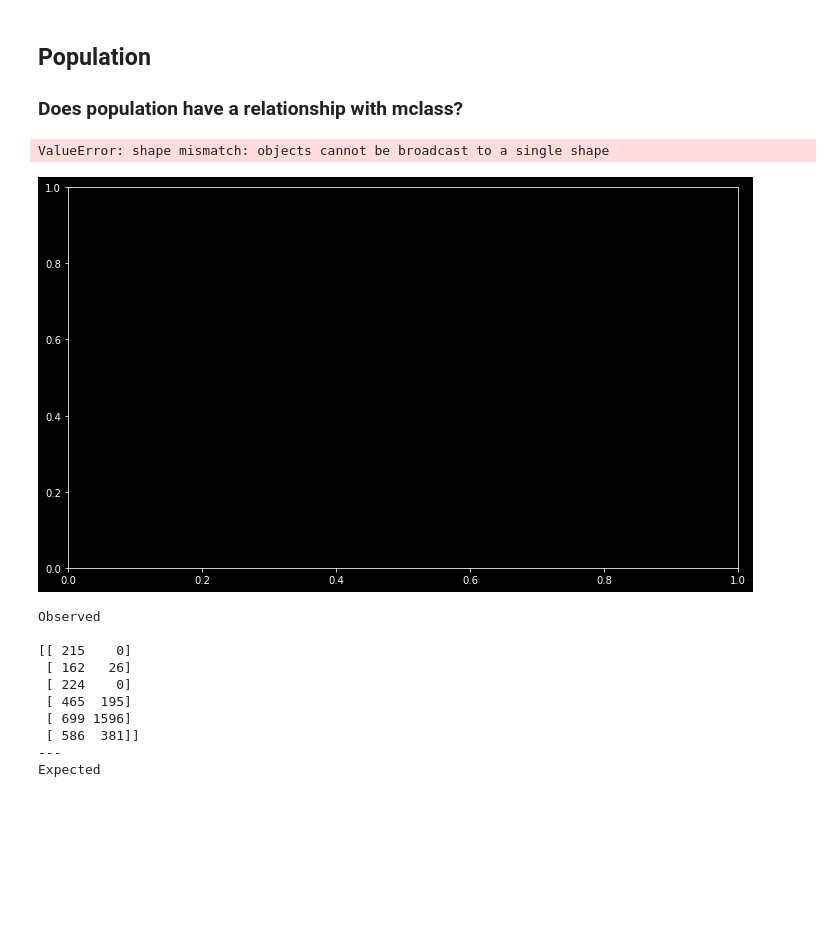
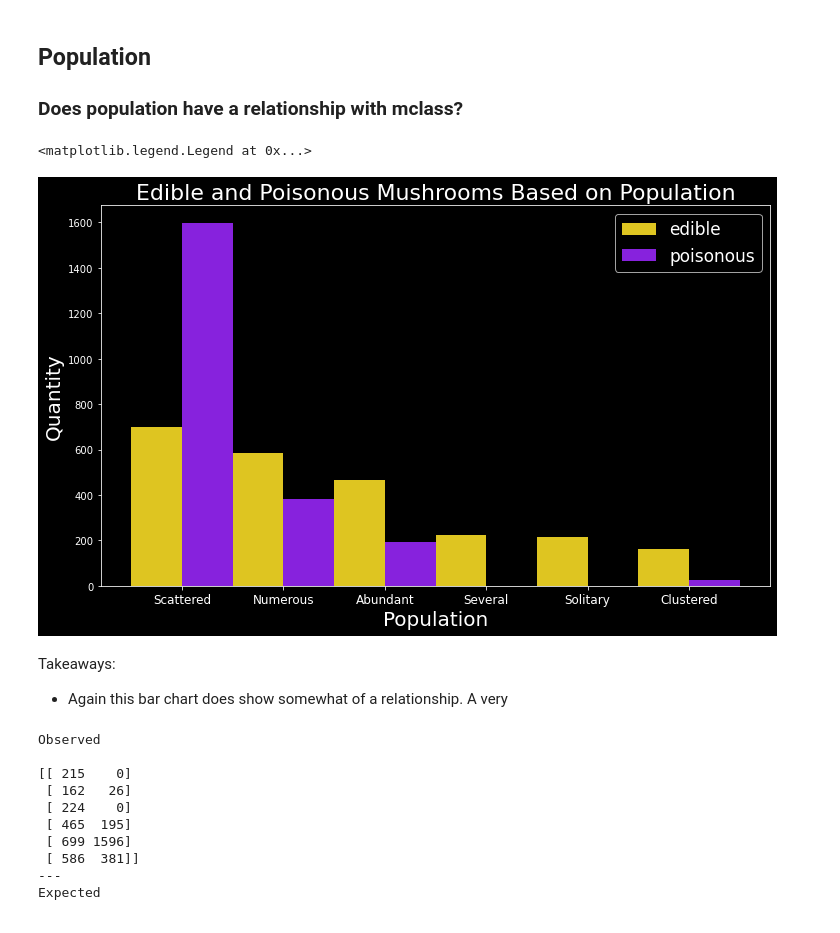
Before and after one commit to paigerackley/mushroom-classification-project, a Jupyter notebook: scratchbook.ipynb, the cells around one changed output. Cells and saved outputs as stored; diff of their text form; code cells hidden in the pictures; blank space fills up the shorter version.

Commit message:
Idk, need to figure out how to make charts into functions, why models wont work even tho encoded, also baseline = e which how do we beat baseline?????

```diff
--- a/scratchbook.ipynb
+++ b/scratchbook.ipynb
@@ -177,3 +193,31 @@ alpha = .05
 ### Habitat
 
 ### Does Habitat have a relationship with mclass?
+# %%
+hab_colors = train['habitat'].value_counts()
+h_height = hab_colors.values.tolist() #Provides numerical values
+hab_color_labels = hab_colors.axes[0].tolist() #Converts index object to list
+
+poisonous_cc = [] #Poisonous color cap list
+edible_cc = []    #Edible color cap list
+for hab in hab_color_labels:
+    size = len(train[train['habitat'] == hab].index)
+    edibles = len(train[(train['habitat'] == hab) & (train['mclass'] == 'e')].index)
+    edible_cc.append(edibles)
+    poisonous_cc.append(size-edibles)
+
+#=====PLOT Preparations and Plotting====#
+ind = np.arange(7)  # the x locations for the groups
+width = 0.50
+fig, ax = plt.subplots(figsize=(12,7))
+edible_bars = ax.bar(ind, edible_cc , width, color='#dec521')
+poison_bars = ax.bar(ind+width, poisonous_cc , width, color='#8722dd')
+
+#Add some text for labels, title and axes ticks
+ax.set_xlabel("Habitat",fontsize=20)
+ax.set_ylabel('Quantity',fontsize=20)
+ax.set_title('Edible and Poisonous Mushrooms Based on Habitat',fontsize=22)
+ax.set_xticks(ind + width / 2) #Positioning on the x axis
+ax.set_xticklabels(('Urban', 'Grasses', 'Meadows', 'Woods', 'Paths', 'Waste', 'Leaves'),
+                  fontsize = 12)
+ax.legend((edible_bars,poison_bars),('edible','poisonous'),fontsize=17)
@@ -218,34 +269,37 @@ P is less than alpha. We reject the null hypothesis.
 # %%
 pop_colors = train['population'].value_counts()
 p_height = pop_colors.values.tolist() #Provides numerical values
-pop_color_labels = cap_colors.axes[0].tolist() #Converts index object to list
+pop_color_labels = pop_colors.axes[0].tolist() #Converts index object to list
 
 poisonous_cc = [] #Poisonous color cap list
 edible_cc = []    #Edible color cap list
 for pop in pop_color_labels:
     size = len(train[train['population'] == pop].index)
     edibles = len(train[(train['population'] == pop) & (train['mclass'] == 'e')].index)
     edible_cc.append(edibles)
     poisonous_cc.append(size-edibles)
 
 #=====PLOT Preparations and Plotting====#
 ind = np.arange(6)  # the x locations for the groups
 width = 0.50
 fig, ax = plt.subplots(figsize=(12,7))
 edible_bars = ax.bar(ind, edible_cc , width, color='#dec521')
 poison_bars = ax.bar(ind+width, poisonous_cc , width, color='#8722dd')
 
 #Add some text for labels, title and axes ticks
 ax.set_xlabel("Population",fontsize=20)
 ax.set_ylabel('Quantity',fontsize=20)
 ax.set_title('Edible and Poisonous Mushrooms Based on Population',fontsize=22)
 ax.set_xticks(ind + width / 2) #Positioning on the x axis
 ax.set_xticklabels(('Scattered', 'Numerous', 'Abundant', 'Several', 'Solitary', 'Clustered'),
                   fontsize = 12)
 ax.legend((edible_bars,poison_bars),('edible','poisonous'),fontsize=17)
 # %% [output]
-ValueError: shape mismatch: objects cannot be broadcast to a single shape
+<matplotlib.legend.Legend at 0x...>
-[figure, old version]
+[figure, new version]
+# %% [markdown]
+Takeaways:
+- Again this bar chart does show somewhat of a relationship. A very
 # %%
 observed2 = pd.crosstab(train.population, train.mclass)
 
```
Also changed, not shown: parts of 7 cells of this notebook.
